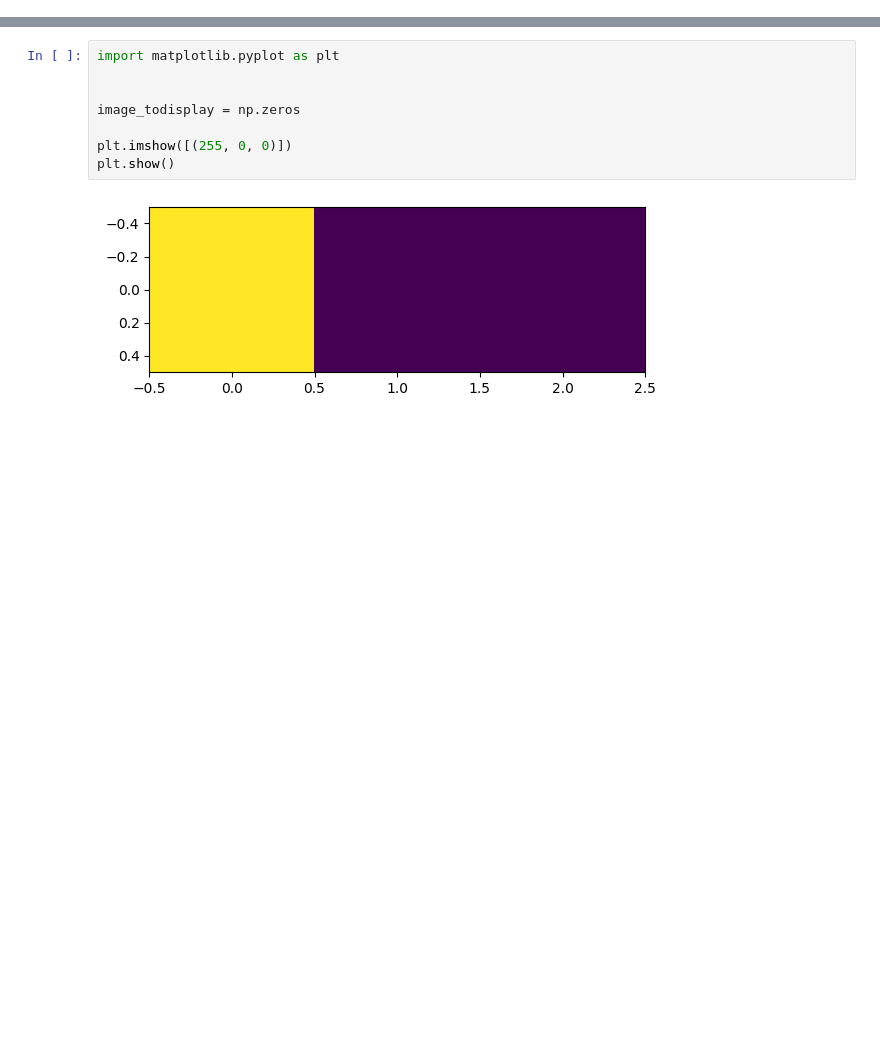
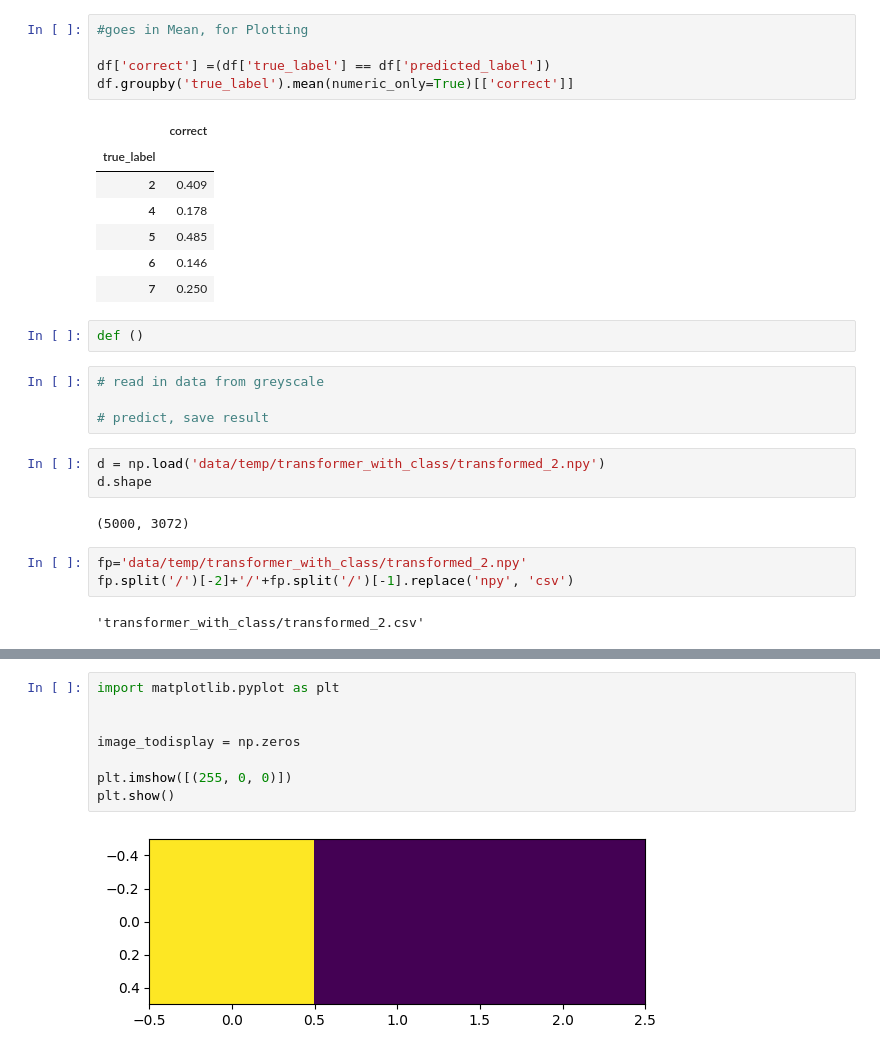
Before and after one commit to BillChen24/DSC180A-Project1, a Jupyter notebook: experiment.ipynb, the cells around one changed output, grey strips where cells are left out. Saved outputs shown, nothing was run; the diff lists cells and outputs as text; blank space fills up the shorter version.

```diff
--- a/experiment.ipynb
+++ b/experiment.ipynb
@@ -75,0 +194,29 @@ array([6, 8, 8, ..., 3, 5, 7], dtype=int32)
+# %%
+#goes in Mean, for Plotting
+
+df['correct'] =(df['true_label'] == df['predicted_label'])
+df.groupby('true_label').mean(numeric_only=True)[['correct']]
+# %% [output]
+|  | correct |
+| true_label |  |
+| 2 | 0.409 |
+| 4 | 0.178 |
+| 5 | 0.485 |
+| 6 | 0.146 |
+| 7 | 0.250 |
+# %%
+def ()
+# %%
+# read in data from greyscale
+
+# predict, save result
+# %%
+d = np.load('data/temp/transformer_with_class/transformed_2.npy')
+d.shape
+# %% [output]
+(5000, 3072)
+# %%
+fp='data/temp/transformer_with_class/transformed_2.npy'
+fp.split('/')[-2]+'/'+fp.split('/')[-1].replace('npy', 'csv')
+# %% [output]
+'transformer_with_class/transformed_2.csv'
```
Also changed, not shown: parts of 29 cells of this notebook, 2 other files.
